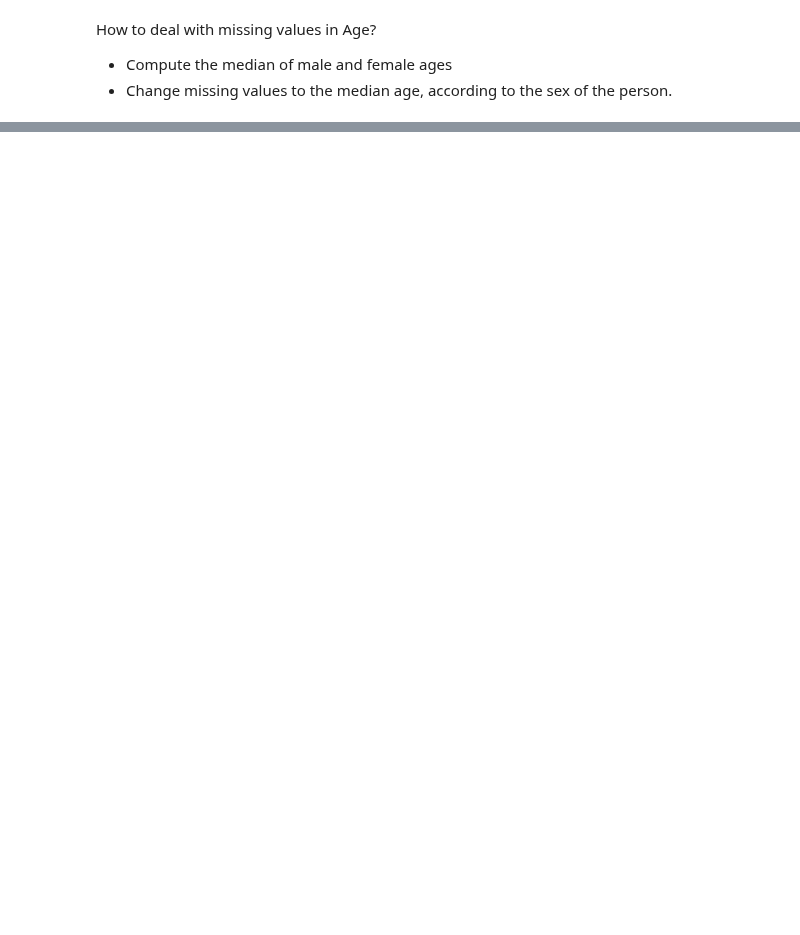
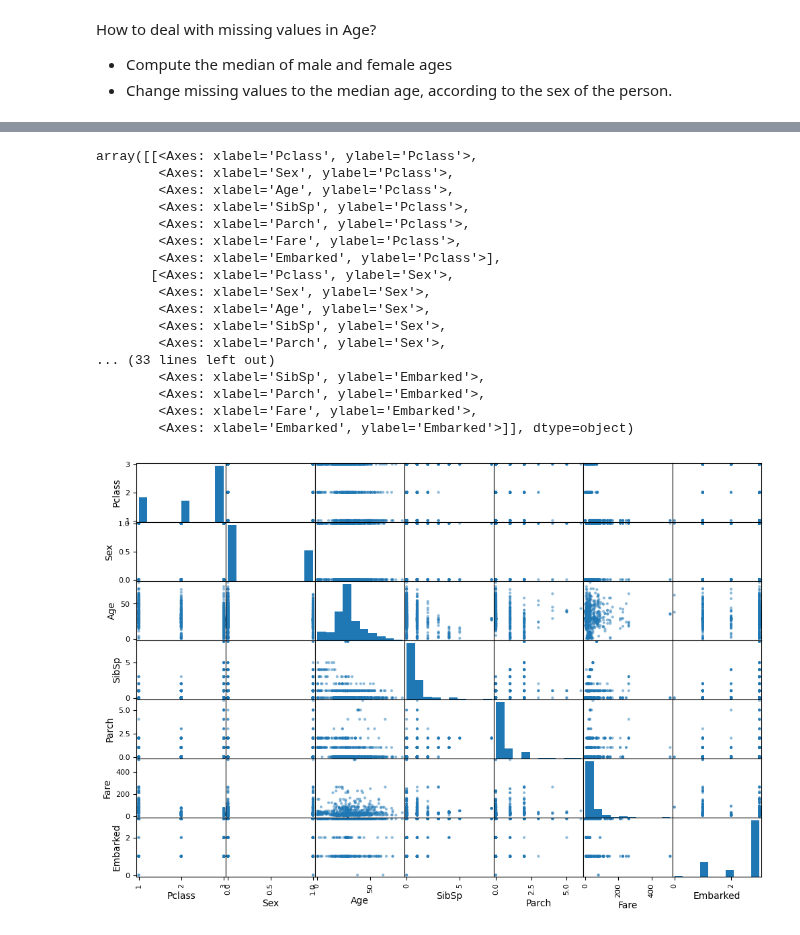
Before and after one commit to alinemitri/hands-on-ML-book, a Jupyter notebook: 03_titanic.ipynb, the cells around one changed output, grey strips where cells are left out. Drawn from its saved outputs; the diff is of its cells as text; code cells hidden in the pictures; blank space fills up the shorter version.

Commit message:
Verify features distribution accorod to labels and if there are feature correlations

```diff
--- a/03_titanic.ipynb
+++ b/03_titanic.ipynb
@@ -150,0 +143,12 @@ memory usage: 90.6+ KB
+# %%
+#Modify Embarked to numerical categories
+embarked_classes= [
+    df['Embarked'].isna(),
+    df['Embarked'] == 'C',
+    df['Embarked'] == 'Q',
+    df['Embarked'] == 'S',
+]
+
+embarked_values = [0, 1, 2, 3]
+
+df['Embarked'] = np.select(embarked_classes, embarked_values)
@@ -150,0 +177,9 @@ memory usage: 90.6+ KB
+# %%
+#Drop categorical features
+categorical_features = [
+    "Name",
+    "Ticket",
+    "Cabin",
+]
+
+df_train = df.drop(categorical_features, axis=1)
@@ -150,0 +205,17 @@ memory usage: 90.6+ KB
+# %%
+#Verify distribution of features according to labels
+
+#Selection of variables
+numerical_features = [
+    "Pclass",
+    "Sex",
+    "Age",
+    "SibSp",
+    "Parch",
+    "Fare",
+    "Embarked",
+]
+
+for var in numerical_features:
+    print(var)
+    print(df_train.groupby("Survived")[var].describe().round(2))
@@ -150,0 +240,22 @@ memory usage: 90.6+ KB
+# %%
+#Check for correlation with scatter_matrix
+scatter_matrix(df_train[numerical_features], figsize=(12,8))
+# %% [output]
+array([[<Axes: xlabel='Pclass', ylabel='Pclass'>,
+        <Axes: xlabel='Sex', ylabel='Pclass'>,
+        <Axes: xlabel='Age', ylabel='Pclass'>,
+        <Axes: xlabel='SibSp', ylabel='Pclass'>,
+        <Axes: xlabel='Parch', ylabel='Pclass'>,
+        <Axes: xlabel='Fare', ylabel='Pclass'>,
+        <Axes: xlabel='Embarked', ylabel='Pclass'>],
+       [<Axes: xlabel='Pclass', ylabel='Sex'>,
+        <Axes: xlabel='Sex', ylabel='Sex'>,
+        <Axes: xlabel='Age', ylabel='Sex'>,
+        <Axes: xlabel='SibSp', ylabel='Sex'>,
+        <Axes: xlabel='Parch', ylabel='Sex'>,
+... (33 lines left out)
+        <Axes: xlabel='SibSp', ylabel='Embarked'>,
+        <Axes: xlabel='Parch', ylabel='Embarked'>,
+        <Axes: xlabel='Fare', ylabel='Embarked'>,
+        <Axes: xlabel='Embarked', ylabel='Embarked'>]], dtype=object)
+[figure, added]
```
Also changed, not shown: parts of 10 cells of this notebook.
